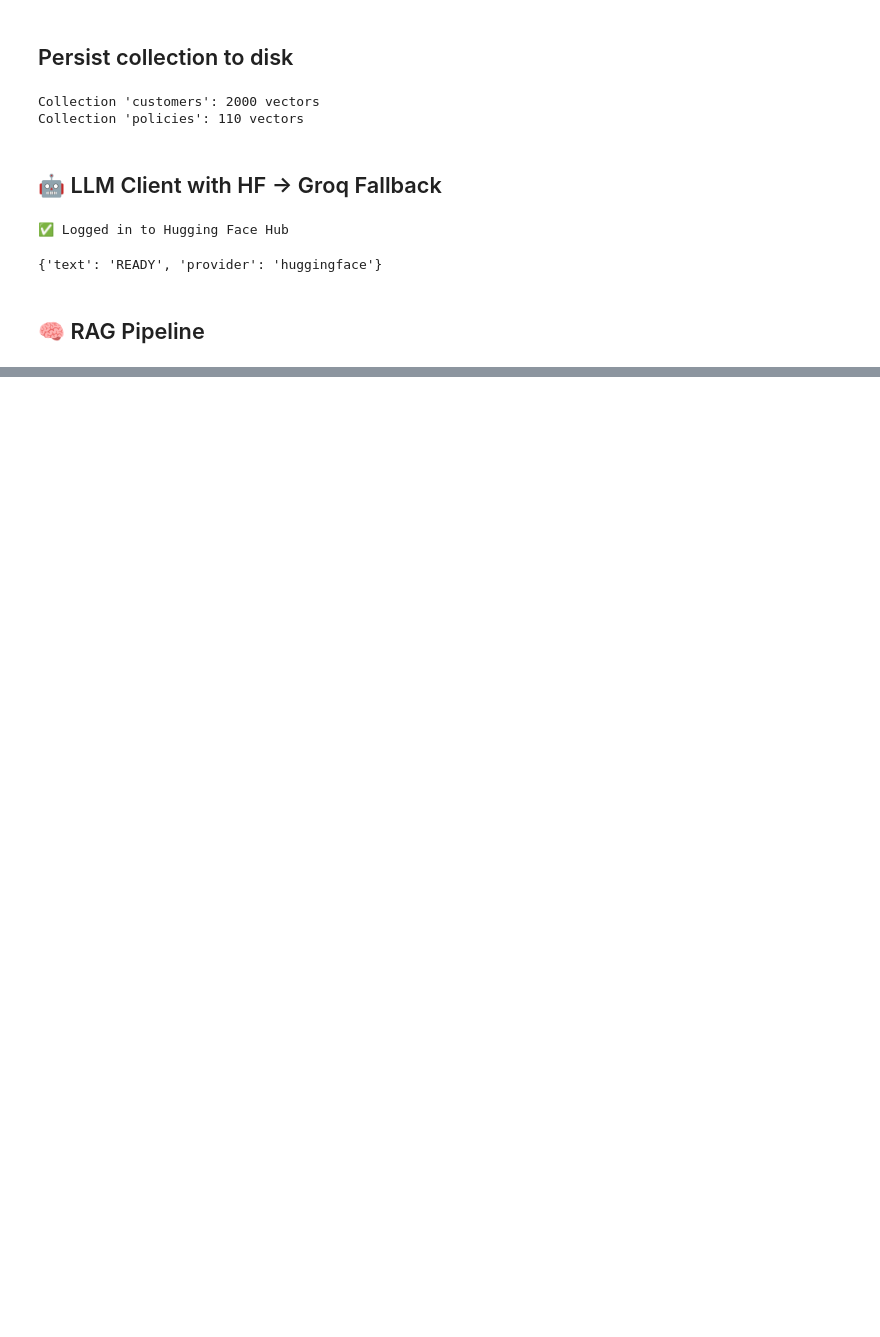
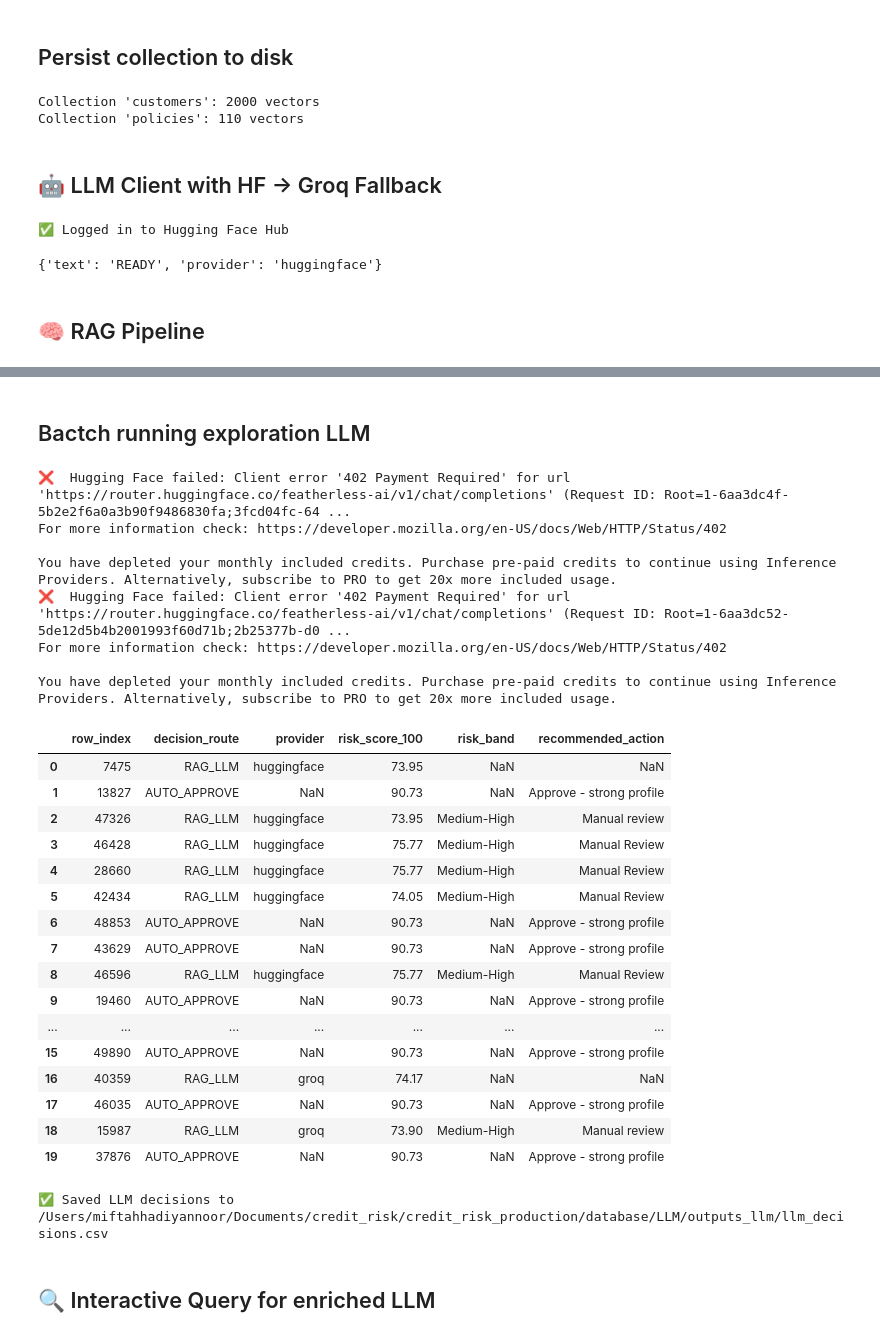
Before and after one commit to Mipjeiger/Credit-Risk-Analyst, a Jupyter notebook: notebooks/02_Agentic_AI.ipynb, the cells around one changed output, grey strips where cells are left out. Saved outputs shown, nothing was run; the diff lists cells and outputs as text; code cells hidden in the pictures; blank space fills up the shorter version.

````diff
--- a/notebooks/02_Agentic_AI.ipynb
+++ b/notebooks/02_Agentic_AI.ipynb
@@ -549,7 +555,10 @@ model.safetensors: downloading bytes:           |  0.00B
 # %% [markdown]
 ## Persist collection to disk
 # %%
-PERSIST_DIR = Path("./chroma_store")
+# Define path to store all pipeline, vectorstore, embeddings, and model
+DATABASE_PATH_DIR = Path.cwd().parent / "credit_risk_production" / "database" / "LLM"
+
+PERSIST_DIR = Path(DATABASE_PATH_DIR / "chroma_store")
 PERSIST_DIR.mkdir(parents=True, exist_ok=True)
 
 def build_or_load_collection(name: str, docs: List[Document]):
@@ -706,3 +715,21 @@ def build_prompt(row: pd.Series, ml_results: Dict[str, Any], context: Dict[str,
         {"role": "system", "content": SYSTEM_PROMPT},
         {"role": "user", "content": user_prompt}
     ]
+# %%
+# JSON parsing
+import re
+
+def parse_json_safe(text: str) -> Dict[str, Any]:
+    # Strip code fences if any
+    text = re.sub(r"^```(json)?|```$", "", text.strip(), flags=re.MULTILINE).strip()
+    try:
+        return json.loads(text)
+    except Exception:
+        m = re.search(r"\{.*\}", text, flags=re.DOTALL)
+        if m:
+            try:
+                return json.loads(m.group(0))
+            except Exception:
+                pass
+
+    return {"raw_text": text, "parse_error": True}
@@ -708,0 +800,55 @@ def build_prompt(row: pd.Series, ml_results: Dict[str, Any], context: Dict[str,
+# %% [markdown]
+## Bactch running exploration LLM
+# %%
+N_TEST = 20
+test_rows = df_enriched.sample(N_TEST, random_state=7)
+
+results = []
+for i, (_, row) in enumerate(tqdm(test_rows.iterrows(), total=N_TEST)):
+    try:
+        r = decide(row)
+    except Exception as e:
+        r = {"error": str(e)}
+    r["row_index"] = int(row.name)
+    results.append(r)
+    time.sleep(0.3)
+
+results_df = pd.DataFrame(results)
+results_df[["row_index","decision_route","provider","risk_score_100",
+            "risk_band","recommended_action"]].head(20)
+# %% [output]
+❌  Hugging Face failed: Client error '402 Payment Required' for url 'https://router.huggingface.co/featherless-ai/v1/chat/completions' (Request ID: Root=1-6aa3dc4f-5b2e2f6a0a3b90f9486830fa;3fcd04fc-64 ...
+For more information check: https://developer.mozilla.org/en-US/docs/Web/HTTP/Status/402
+
+You have depleted your monthly included credits. Purchase pre-paid credits to continue using Inference Providers. Alternatively, subscribe to PRO to get 20x more included usage.
+❌  Hugging Face failed: Client error '402 Payment Required' for url 'https://router.huggingface.co/featherless-ai/v1/chat/completions' (Request ID: Root=1-6aa3dc52-5de12d5b4b2001993f60d71b;2b25377b-d0 ...
+For more information check: https://developer.mozilla.org/en-US/docs/Web/HTTP/Status/402
+
+You have depleted your monthly included credits. Purchase pre-paid credits to continue using Inference Providers. Alternatively, subscribe to PRO to get 20x more included usage.
+|  | row_index | decision_route | provider | risk_score_100 | risk_band | recommended_action |
+| 0 | 7475 | RAG_LLM | huggingface | 73.95 | NaN | NaN |
+| 1 | 13827 | AUTO_APPROVE | NaN | 90.73 | NaN | Approve - strong profile |
+| 2 | 47326 | RAG_LLM | huggingface | 73.95 | Medium-High | Manual review |
+| 3 | 46428 | RAG_LLM | huggingface | 75.77 | Medium-High | Manual Review |
+| 4 | 28660 | RAG_LLM | huggingface | 75.77 | Medium-High | Manual Review |
+| 5 | 42434 | RAG_LLM | huggingface | 74.05 | Medium-High | Manual Review |
+| 6 | 48853 | AUTO_APPROVE | NaN | 90.73 | NaN | Approve - strong profile |
+| 7 | 43629 | AUTO_APPROVE | NaN | 90.73 | NaN | Approve - strong profile |
+| 8 | 46596 | RAG_LLM | huggingface | 75.77 | Medium-High | Manual Review |
+| 9 | 19460 | AUTO_APPROVE | NaN | 90.73 | NaN | Approve - strong profile |
+| ... | ... | ... | ... | ... | ... | ... |
+| 15 | 49890 | AUTO_APPROVE | NaN | 90.73 | NaN | Approve - strong profile |
+| 16 | 40359 | RAG_LLM | groq | 74.17 | NaN | NaN |
+| 17 | 46035 | AUTO_APPROVE | NaN | 90.73 | NaN | Approve - strong profile |
+| 18 | 15987 | RAG_LLM | groq | 73.90 | Medium-High | Manual review |
+| 19 | 37876 | AUTO_APPROVE | NaN | 90.73 | NaN | Approve - strong profile |
+# %%
+# Save results for audit
+OUT = Path(DATABASE_PATH_DIR / "outputs_llm")
+OUT.mkdir(parents=True, exist_ok=True)
+results_df.to_csv(OUT / "llm_decisions.csv", index=False)
+print(f"✅ Saved LLM decisions to {OUT / 'llm_decisions.csv'}")
+# %% [output]
+✅ Saved LLM decisions to /Users/miftahhadiyannoor/Documents/credit_risk/credit_risk_production/database/LLM/outputs_llm/llm_decisions.csv
+# %% [markdown]
+## 🔍 Interactive Query for enriched LLM
````
Also changed, not shown: parts of 17 cells of this notebook.
